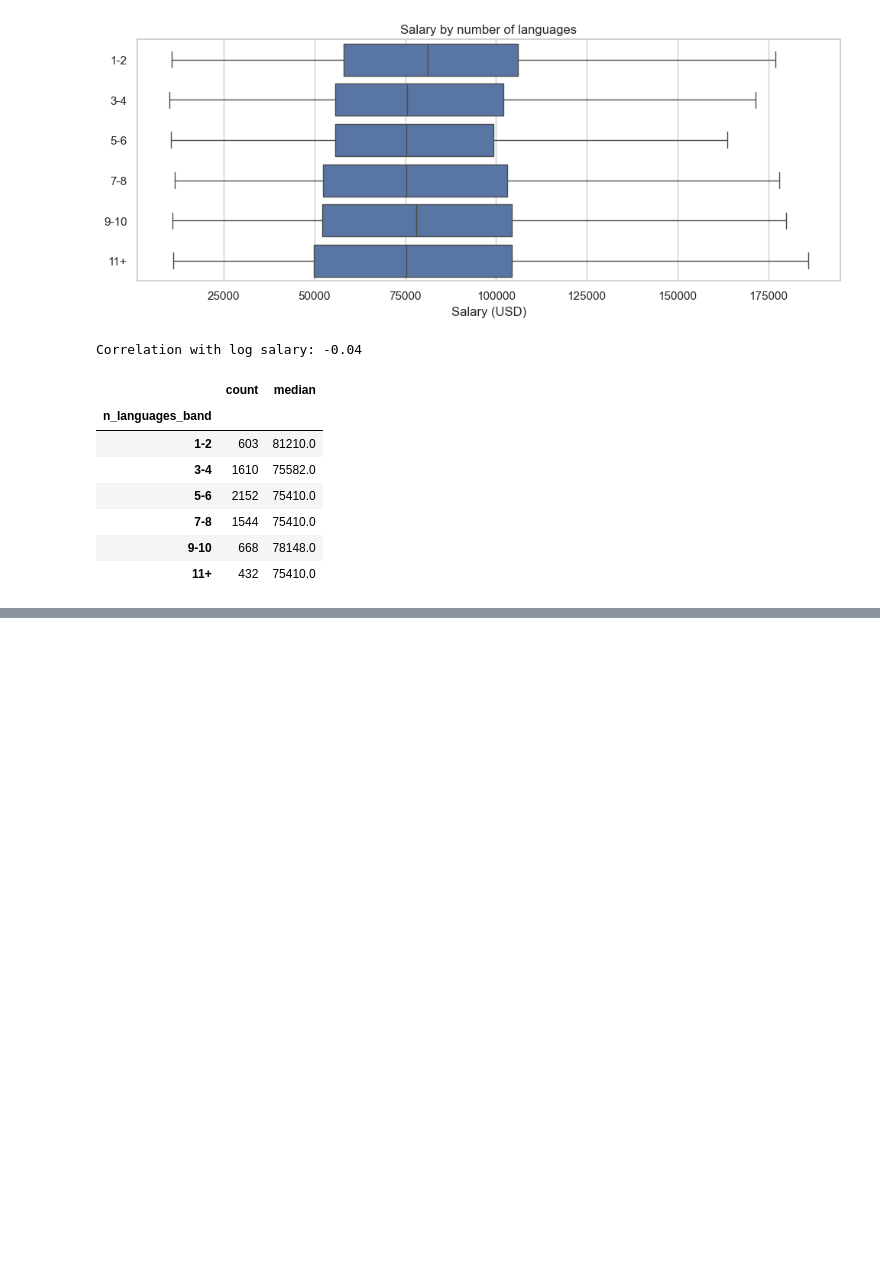
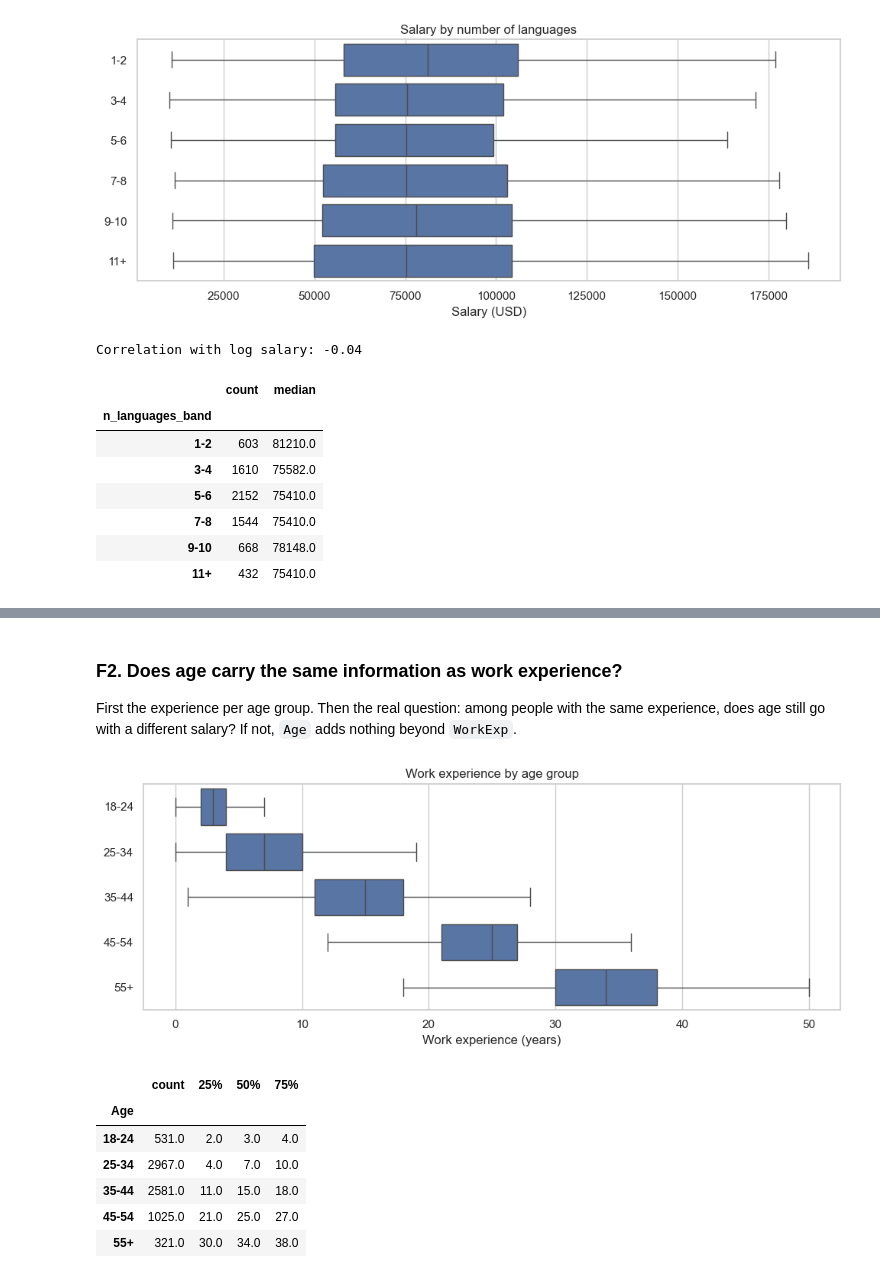
Before and after one commit to berkerild/developer-salary-prediction, a Jupyter notebook: notebooks/02_eda_statistics.ipynb, the cells around one changed output, grey strips where cells are left out. Saved outputs shown, nothing was run; the diff lists cells and outputs as text; code cells hidden in the pictures; blank space fills up the shorter version.

```diff
--- a/notebooks/02_eda_statistics.ipynb
+++ b/notebooks/02_eda_statistics.ipynb
@@ -616,0 +646,23 @@ Notes:
+# %% [markdown]
+### F2. Does age carry the same information as work experience?
+
+First the experience per age group. Then the real question: among people with the same experience, does age still go with a different salary? If not, `Age` adds nothing beyond `WorkExp`.
+# %%
+fig, ax = plt.subplots(figsize=(10, 4))
+sns.boxplot(data=df, x="WorkExp", y="Age", order=age_order, showfliers=False, ax=ax)
+ax.set_xlabel("Work experience (years)")
+ax.set_ylabel("")
+ax.set_title("Work experience by age group")
+plt.tight_layout()
+plt.show()
+
+df.groupby("Age")["WorkExp"].describe()[["count", "25%", "50%", "75%"]].reindex(age_order)
+# %% [output]
+[figure, added]
+|  | count | 25% | 50% | 75% |
+| Age |  |  |  |  |
+| 18-24 | 531.0 | 2.0 | 3.0 | 4.0 |
+| 25-34 | 2967.0 | 4.0 | 7.0 | 10.0 |
+| 35-44 | 2581.0 | 11.0 | 15.0 | 18.0 |
+| 45-54 | 1025.0 | 21.0 | 25.0 | 27.0 |
+| 55+ | 321.0 | 30.0 | 34.0 | 38.0 |
```
Also changed, not shown: parts of 16 cells of this notebook.
